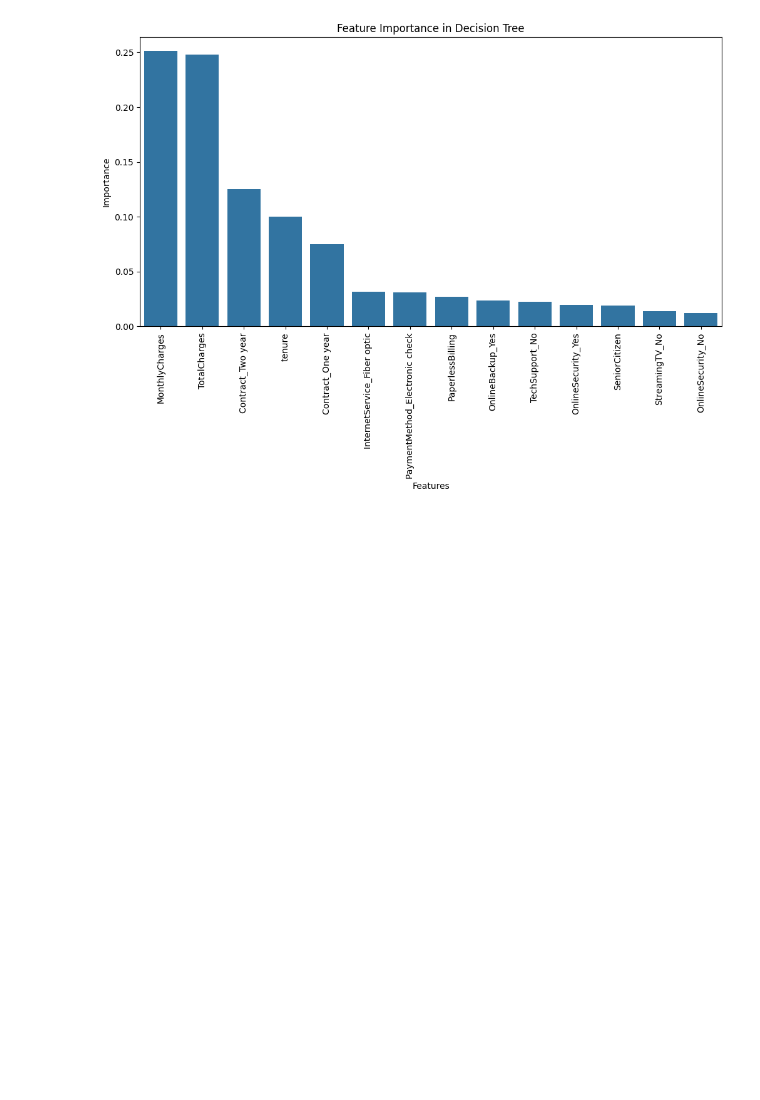
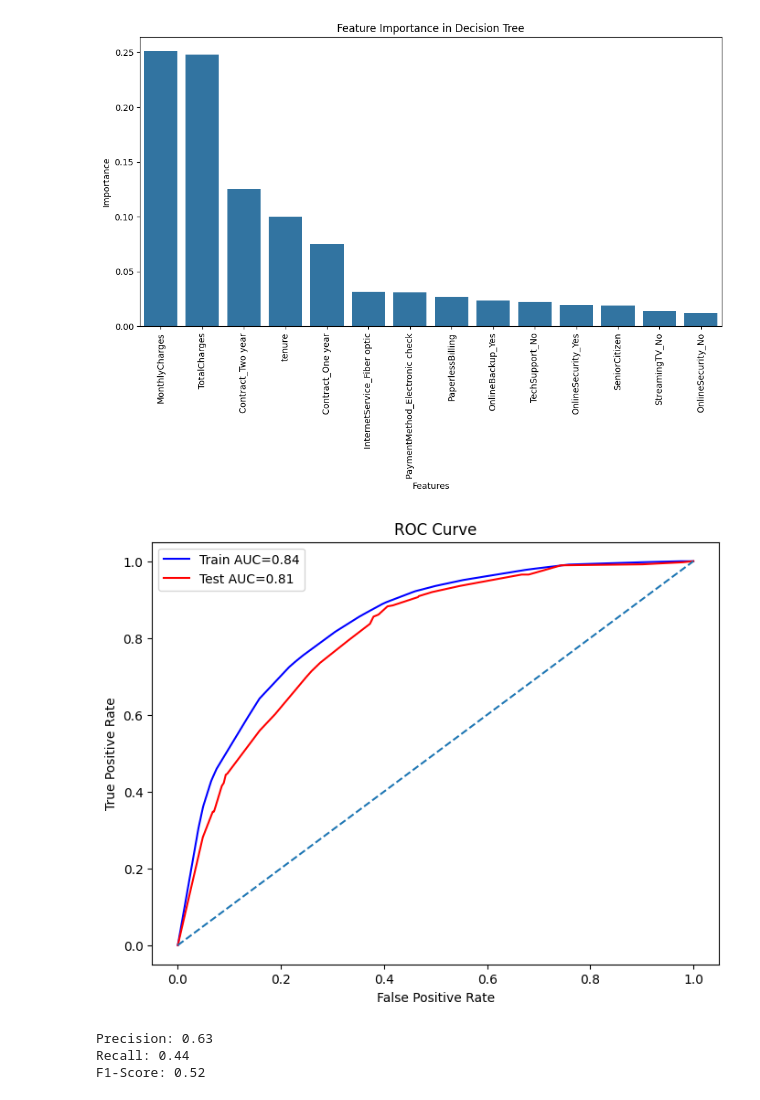
Before and after one commit to Amasha03/Customer_Churn_Prediction, a Jupyter notebook: notebooks/03_Decision_Tree.ipynb, the cells around one changed output. Saved outputs shown, nothing was run; the diff lists cells and outputs as text; code cells hidden in the pictures; blank space fills up the shorter version.

```diff
--- a/notebooks/03_Decision_Tree.ipynb
+++ b/notebooks/03_Decision_Tree.ipynb
@@ -166,3 +184,40 @@ plt.xticks(rotation=90)
 plt.show()
 # %% [output]
 [figure]
+# %%
+#Predict probabilities
+y_train_prob=dtree_final.predict_proba(X_train)[:,1]
+y_test_prob=dtree_final.predict_proba(X_test)[:,1]
+
+#Compute ROC curve
+fpr_train,tpr_train,_=roc_curve(y_train,y_train_prob)
+fpr_test,tpr_test,_=roc_curve(y_test,y_test_prob)
+
+#Compute AUC
+auc_train=roc_auc_score(y_train,y_train_prob)
+auc_test=roc_auc_score(y_test,y_test_prob)
+
+#Plot ROC curve
+plt.figure(figsize=(8,6))
+plt.plot(fpr_train,tpr_train,label=f'Train AUC={auc_train:.2f}',color='blue')
+plt.plot(fpr_test,tpr_test,label=f'Test AUC={auc_test:.2f}',color='red')
+plt.plot([0,1],[0,1],linestyle='--')
+plt.xlabel('False Positive Rate')
+plt.ylabel('True Positive Rate')
+plt.title('ROC Curve')
+plt.legend()
+plt.show()
+# %% [output]
+[figure, added]
+# %%
+precision=precision_score(y_test,y_pred_final)
+recall=recall_score(y_test,y_pred_final)
+f1=f1_score(y_test,y_pred_final)
+
+print(f"Precision: {precision:.2f}")
+print(f"Recall: {recall:.2f}")
+print(f"F1-Score: {f1:.2f}")
+# %% [output]
+Precision: 0.63
+Recall: 0.44
+F1-Score: 0.52
```
Also changed, not shown: parts of 4 cells of this notebook.
